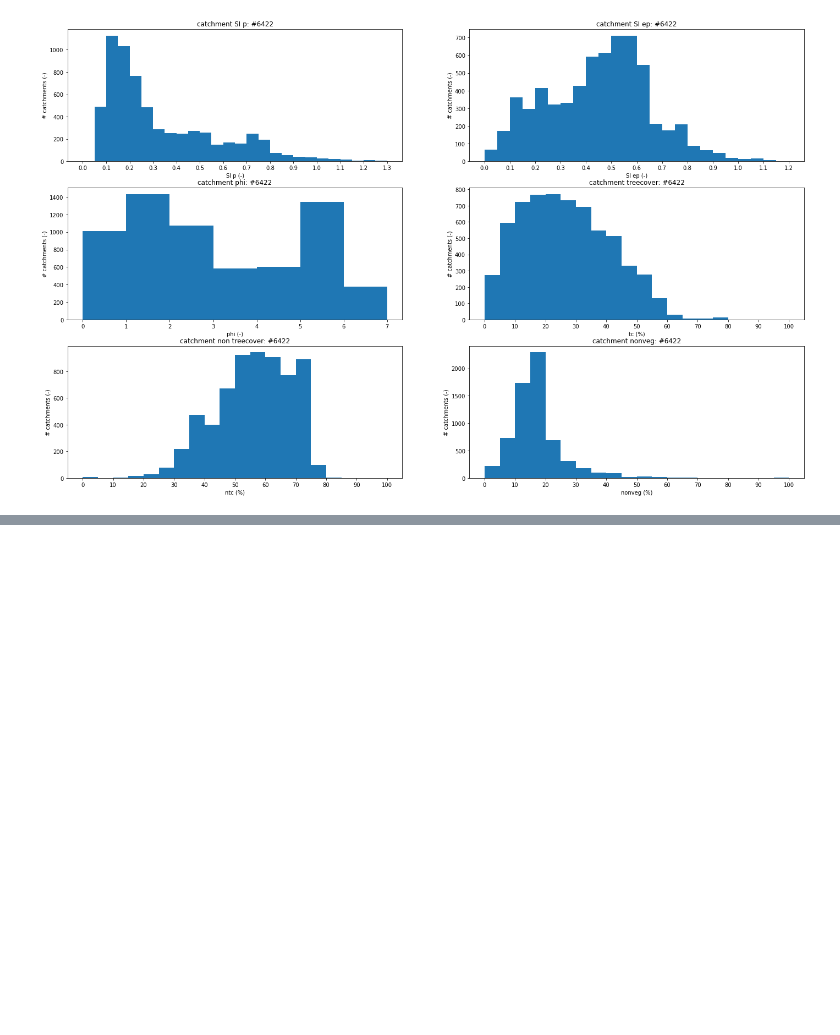
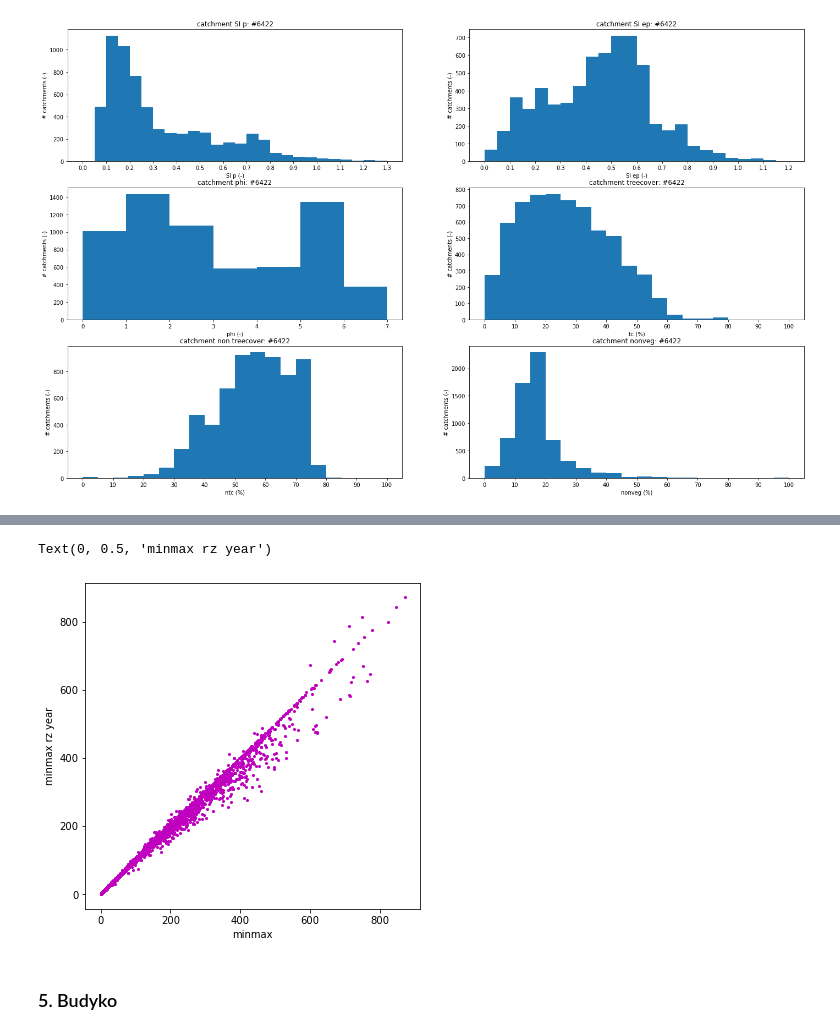
Before and after one commit to fvanoorschot/global_sr_module, a Jupyter notebook: visualize_catchment_characteristics.ipynb, the cells around one changed output, grey strips where cells are left out. Drawn from its saved outputs; the diff is of its cells as text; code cells hidden in the pictures; blank space fills up the shorter version.

```diff
--- a/visualize_catchment_characteristics.ipynb
+++ b/visualize_catchment_characteristics.ipynb
@@ -295,0 +299,25 @@ fig.savefig(f'{out_dir}/figures/catchment_overview/catch_characteristics2.jpg',b
+# %%
+#colors
+a = 255/255
+b = 220/255
+c = 201/255
+d = 133/255
+e = 85/255
+f = 70/255
+g = 46/255
+
+c1 = (e,0,0)
+c2 = (c,0,0)
+c3 = (a,g,0)
+c4 = (a,d,0)
+c5 = (a,b,0)
+c6 = (a,a,f)
+c7 = (f,a,a)
+c8 = (0,b,a)
+c9 = (0,d,a)
+c10 = (0,g,a)
+c11 = (0,0,c)
+c12 = (0,0,e)
+
+colors=[c12,c11,c10,c9,c8,c7,c6,c5,c4,c3,c2,c1]
+cm = ListedColormap(colors)
@@ -295,0 +376,15 @@ fig.savefig(f'{out_dir}/figures/catchment_overview/catch_characteristics2.jpg',b
+# %%
+# plt sr minmax vd dt minmax rootzone year
+sr1_df = pd.read_csv(f'{work_dir}/output/sr_calculation/sr_all_catchments_maxmin.csv',index_col=0)
+sr2_df = pd.read_csv(f'{work_dir}/output/sr_calculation/sr_all_catchments.csv',index_col=0)
+
+fig = plt.figure(figsize=(6,6))
+ax = fig.add_subplot(111)
+ax.plot(sr1_df['20'],sr2_df['20'],'mo',markersize=2)
+ax.set_xlabel('minmax')
+ax.set_ylabel('minmax rz year')
+# %% [output]
+Text(0, 0.5, 'minmax rz year')
+[figure, added]
+# %% [markdown]
+### 5. Budyko
```
Also changed, not shown: parts of 10 cells of this notebook, 6 other files.
